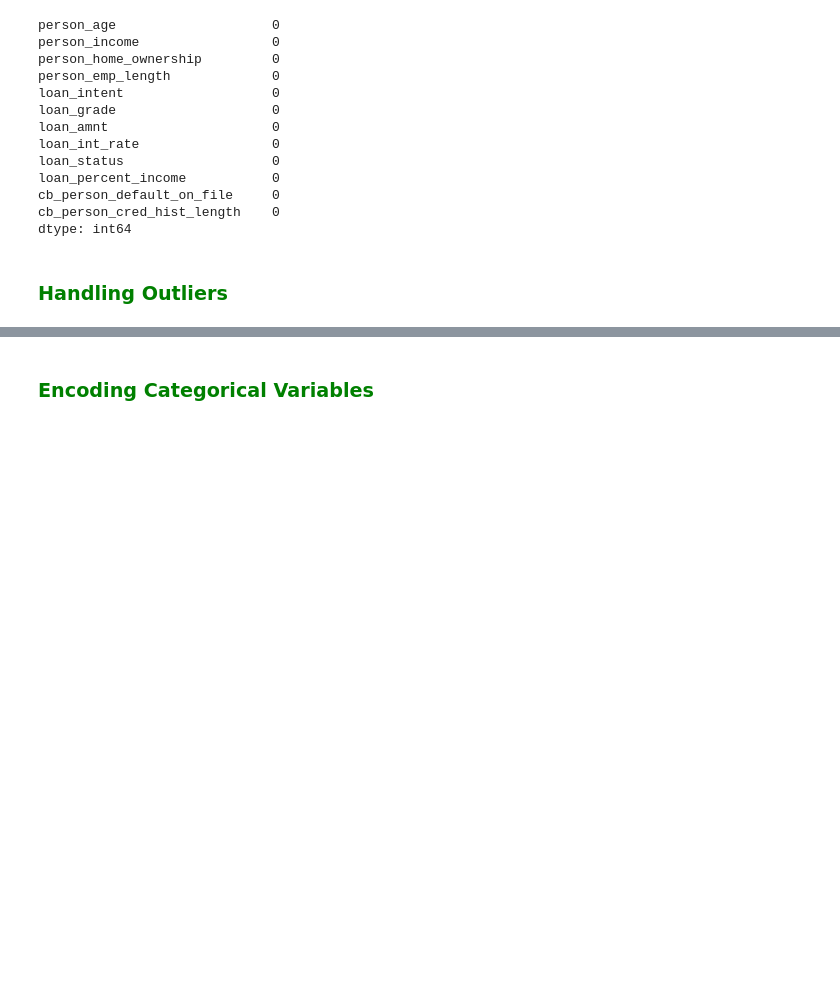
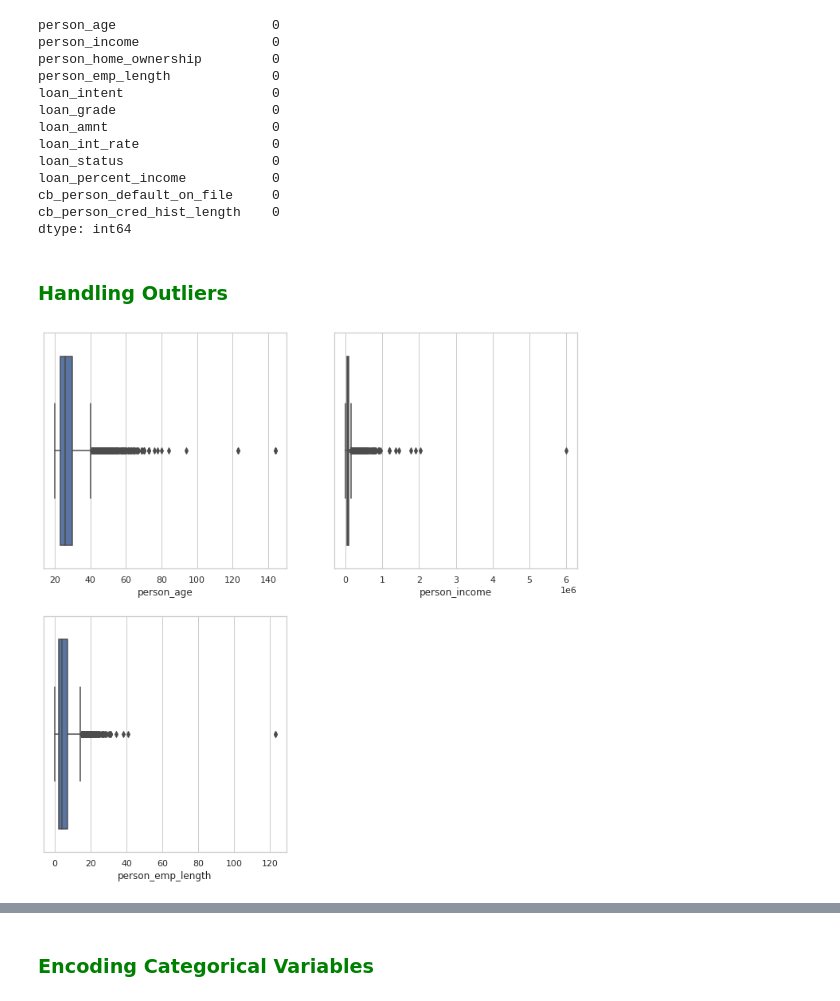
Before and after one commit to valkiss024/credit-risk-analysis, a Jupyter notebook: Credit Analysis.ipynb, the cells around one changed output, grey strips where cells are left out. Drawn from its saved outputs; the diff is of its cells as text; code cells hidden in the pictures; blank space fills up the shorter version.

Commit message:
Handling outliers, budiling and evaluating Logistic Regression classifier

```diff
--- a/Credit Analysis.ipynb
+++ b/Credit Analysis.ipynb
@@ -452,3 +452,13 @@ cb_person_cred_hist_length    0
 dtype: int64
 # %% [markdown]
 ### <font color='green'>Handling Outliers</font>
+# %%
+# To enhance the accuracy of the predictive model, outliers in the dataset must be handled first
+# Visualize the three input features with potential outliers
+cols = ['person_age', 'person_income', 'person_emp_length']
+fig = plt.figure(figsize=(12, 12))
+for i in range(0, len(cols)):
+    ax = fig.add_subplot(2, 2, i+1)
+    ax = sns.boxplot(x=credit[cols[i]])
+# %% [output]
+[figure, added]
```
Also changed, not shown: parts of 41 cells of this notebook.
